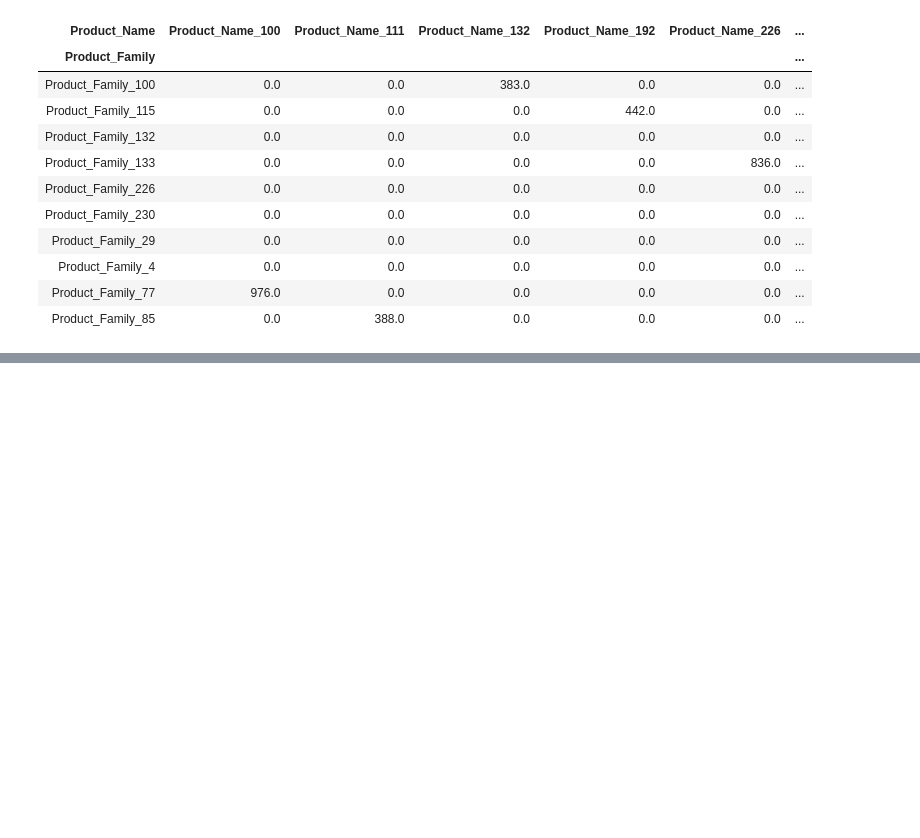
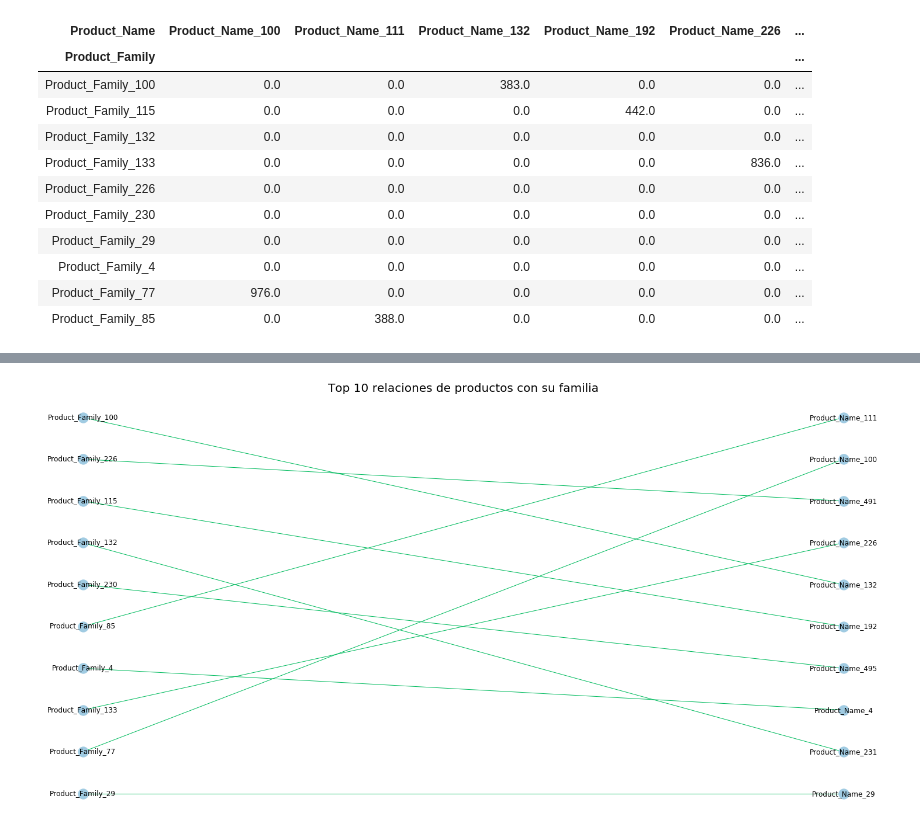
Before and after one commit to FernandoSinisi/Orga-Datos-2C-2020, a Jupyter notebook: TP1/otras_cosas_fer.ipynb, the cells around one changed output, grey strips where cells are left out. Cells and saved outputs as stored; diff of their text form; code cells hidden in the pictures; blank space fills up the shorter version.

```diff
--- a/TP1/otras_cosas_fer.ipynb
+++ b/TP1/otras_cosas_fer.ipynb
@@ -527,0 +539,24 @@ Text(0.5, 1.0, 'Relaciones de productos con su familia')
+# %%
+edges = [tuple(x) for x in df_family_product_ten[['Product_Family','Product_Name']].values.tolist()]
+B = nx.Graph()
+B.add_nodes_from(df_family_product_ten['Product_Family'].unique(), bipartite=0, label='family')
+B.add_nodes_from(df_family_product_ten['Product_Name'].unique(), bipartite=1, label='name')
+B.add_edges_from(edges, label='Count')
+
+# Now instead of spring_layout, use bipartite_layout
+
+# First specify the nodes you want on left or top
+left_or_top = df_family_product_ten['Product_Family'].unique()
+
+# Then create a bipartite layout
+pos = nx.bipartite_layout(B, left_or_top)
+
+# Pass that layout to nx.draw
+nx.draw(B,pos,node_color='#A0CBE2',edge_color='#00bb5e',width=1,
+     edge_cmap=plt.cm.Blues,with_labels=True)
+
+plt.title("Top 10 relaciones de productos con su familia",size=20)
+plt.rcParams["figure.figsize"] = (20,10)
+plt.show()
+# %% [output]
+[figure, added]
```
Also changed, not shown: parts of 8 cells of this notebook, 5 other files.
